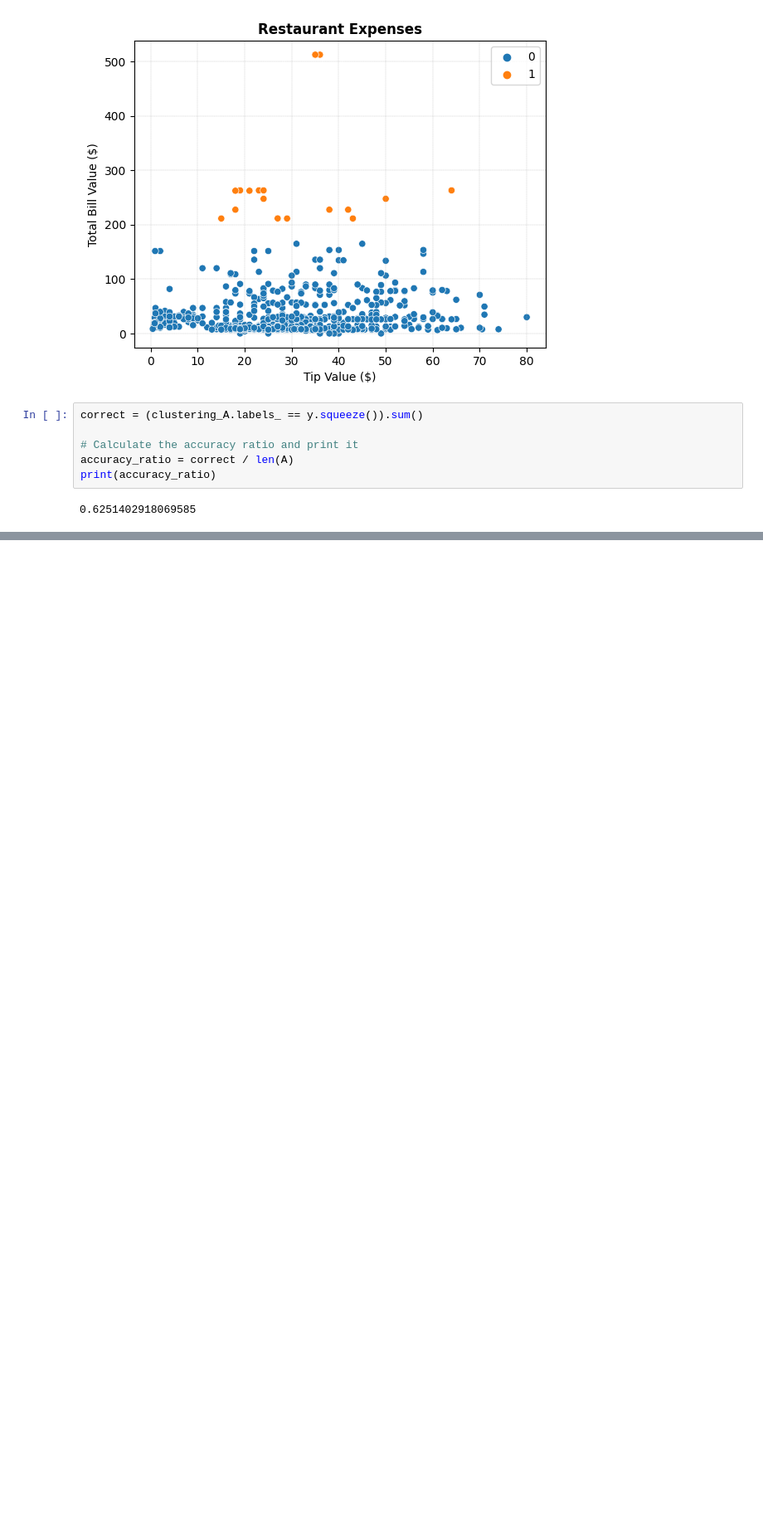
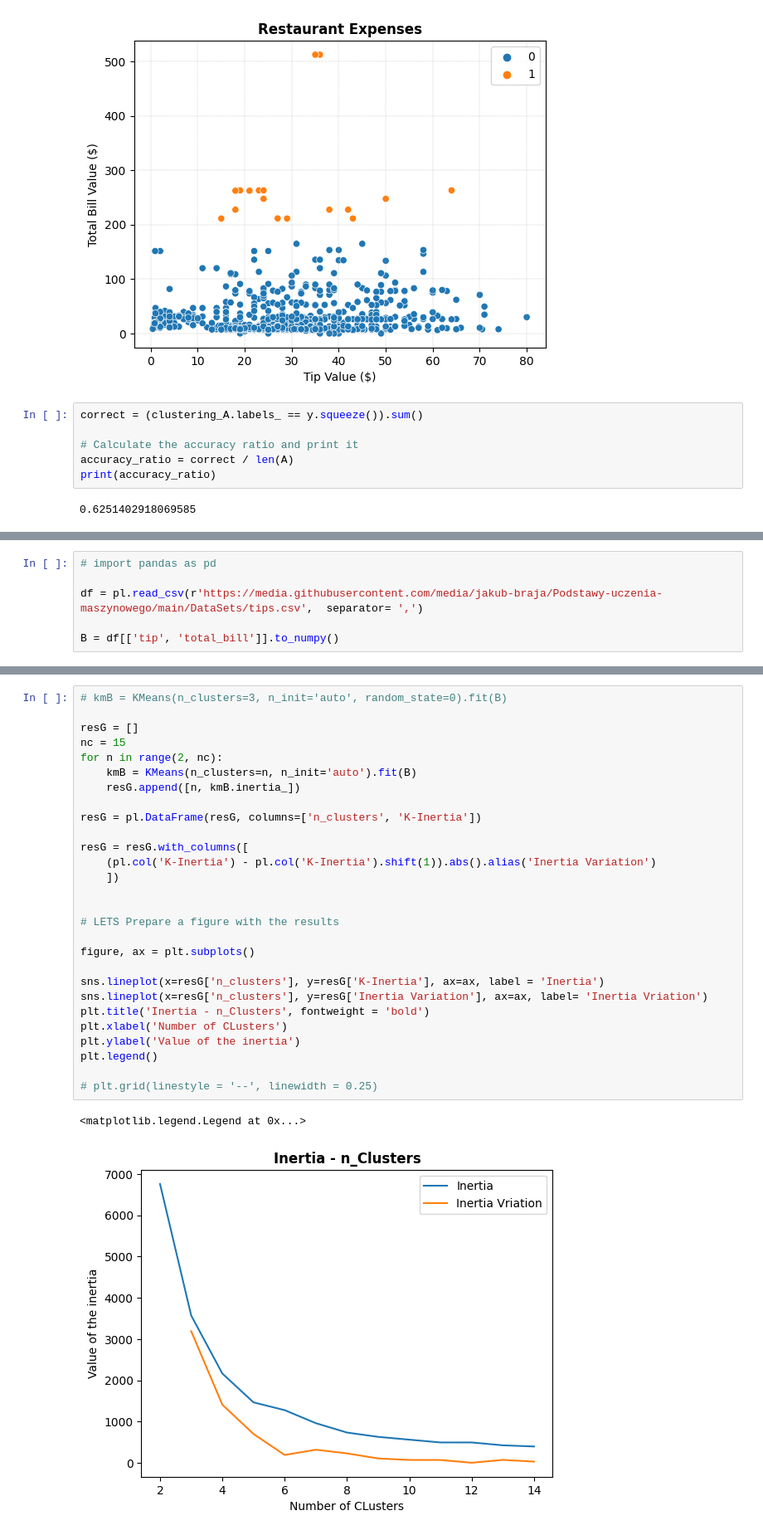
Before and after one commit to jakub-braja/Podstawy-uczenia-maszynowego, a Jupyter notebook: Zajecia_6_Clustering.ipynb, the cells around one changed output, grey strips where cells are left out. Shown at 83% size. Saved outputs shown, nothing was run; the diff lists cells and outputs as text; blank space fills up the shorter version.

```diff
--- a/Zajecia_6_Clustering.ipynb
+++ b/Zajecia_6_Clustering.ipynb
@@ -443,0 +487,6 @@ print(accuracy_ratio)
+# %%
+# import pandas as pd
+
+df = pl.read_csv(r'https://media.githubusercontent.com/media/jakub-braja/Podstawy-uczenia-maszynowego/main/DataSets/tips.csv',  separator= ',')
+
+B = df[['tip', 'total_bill']].to_numpy()
@@ -443,0 +497,31 @@ print(accuracy_ratio)
+# %%
+# kmB = KMeans(n_clusters=3, n_init='auto', random_state=0).fit(B)
+
+resG = []
+nc = 15
+for n in range(2, nc):
+    kmB = KMeans(n_clusters=n, n_init='auto').fit(B)
+    resG.append([n, kmB.inertia_])
+
+resG = pl.DataFrame(resG, columns=['n_clusters', 'K-Inertia'])
+
+resG = resG.with_columns([
+    (pl.col('K-Inertia') - pl.col('K-Inertia').shift(1)).abs().alias('Inertia Variation')
+    ])
+
+
+# LETS Prepare a figure with the results
+
+figure, ax = plt.subplots()
+
+sns.lineplot(x=resG['n_clusters'], y=resG['K-Inertia'], ax=ax, label = 'Inertia')
+sns.lineplot(x=resG['n_clusters'], y=resG['Inertia Variation'], ax=ax, label= 'Inertia Vriation')
+plt.title('Inertia - n_Clusters', fontweight = 'bold')
+plt.xlabel('Number of CLusters')
+plt.ylabel('Value of the inertia')
+plt.legend()
+
+# plt.grid(linestyle = '--', linewidth = 0.25)
+# %% [output]
+<matplotlib.legend.Legend at 0x...>
+[figure, added]
```
Also changed, not shown: parts of 58 cells of this notebook.
